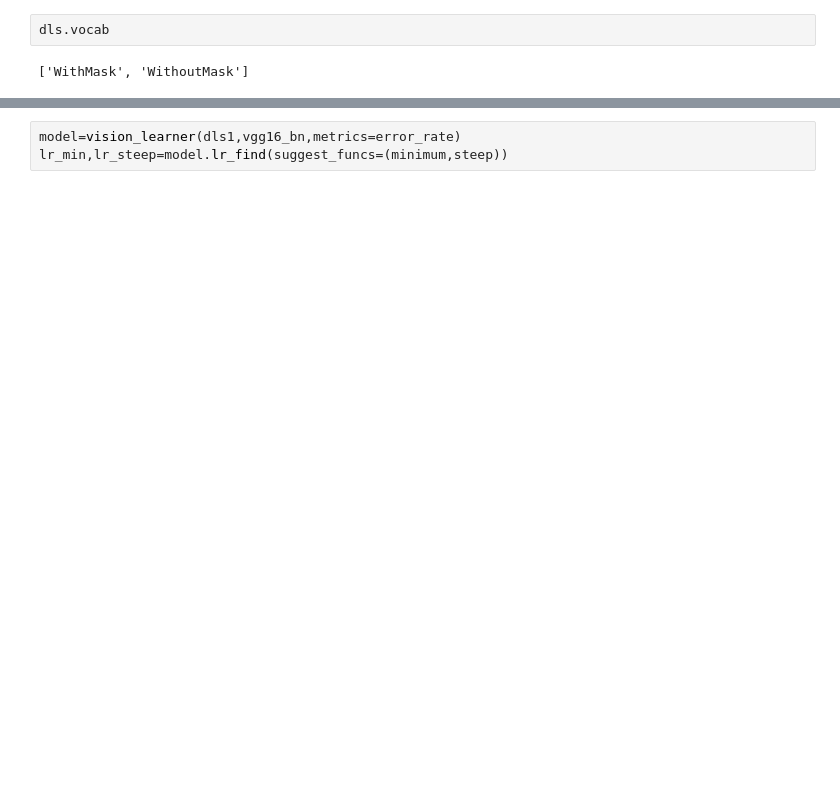
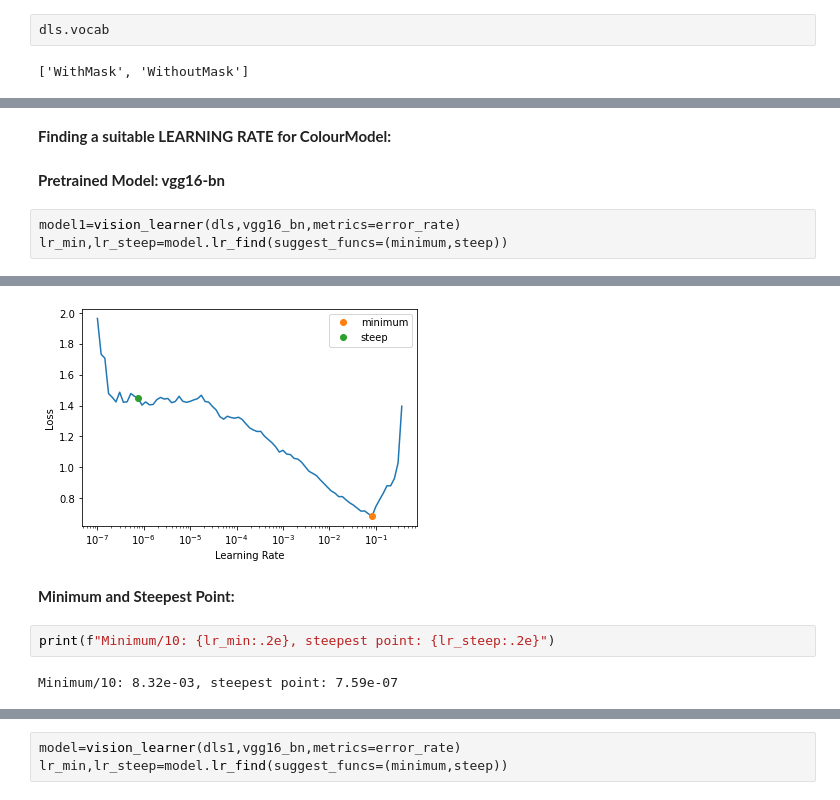
Before and after one commit to abhishekmani12/Mask_Detector, a Jupyter notebook: MaskDetector.ipynb, the cells around one changed output, grey strips where cells are left out. Cells and saved outputs as stored; diff of their text form; blank space fills up the shorter version.

```diff
--- a/MaskDetector.ipynb
+++ b/MaskDetector.ipynb
@@ -96,0 +111,8 @@ dls.show_batch(cmap='Greys_r',nrows=4,ncols=4)
+# %% [markdown]
+**Finding a suitable LEARNING RATE for ColourModel:**
+# %% [markdown]
+**Pretrained Model: vgg16-bn**
+# %%
+model1=vision_learner(dls,vgg16_bn,metrics=error_rate)
+lr_min,lr_steep=model.lr_find(suggest_funcs=(minimum,steep))
+# %% [output]
@@ -96,0 +120,7 @@ dls.show_batch(cmap='Greys_r',nrows=4,ncols=4)
+[figure, added]
+# %% [markdown]
+**Minimum and Steepest Point:**
+# %%
+print(f"Minimum/10: {lr_min:.2e}, steepest point: {lr_steep:.2e}")
+# %% [output]
+Minimum/10: 8.32e-03, steepest point: 7.59e-07
```
Also changed, not shown: parts of 31 cells of this notebook.
